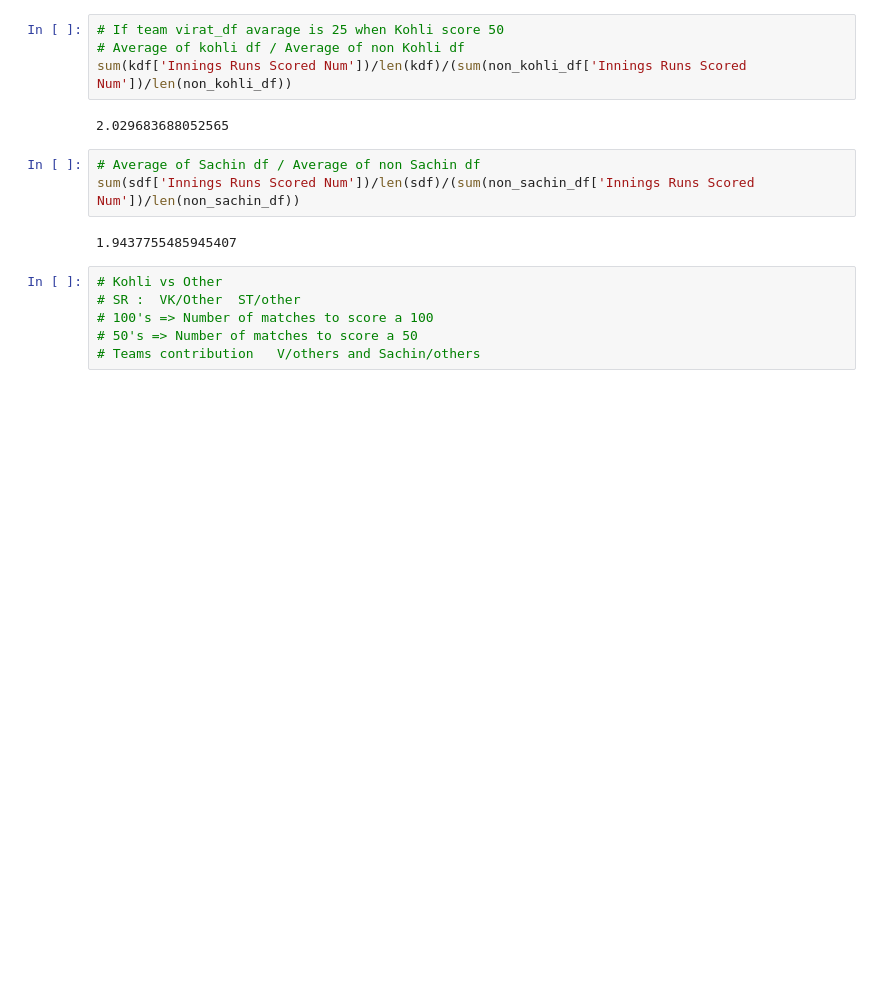
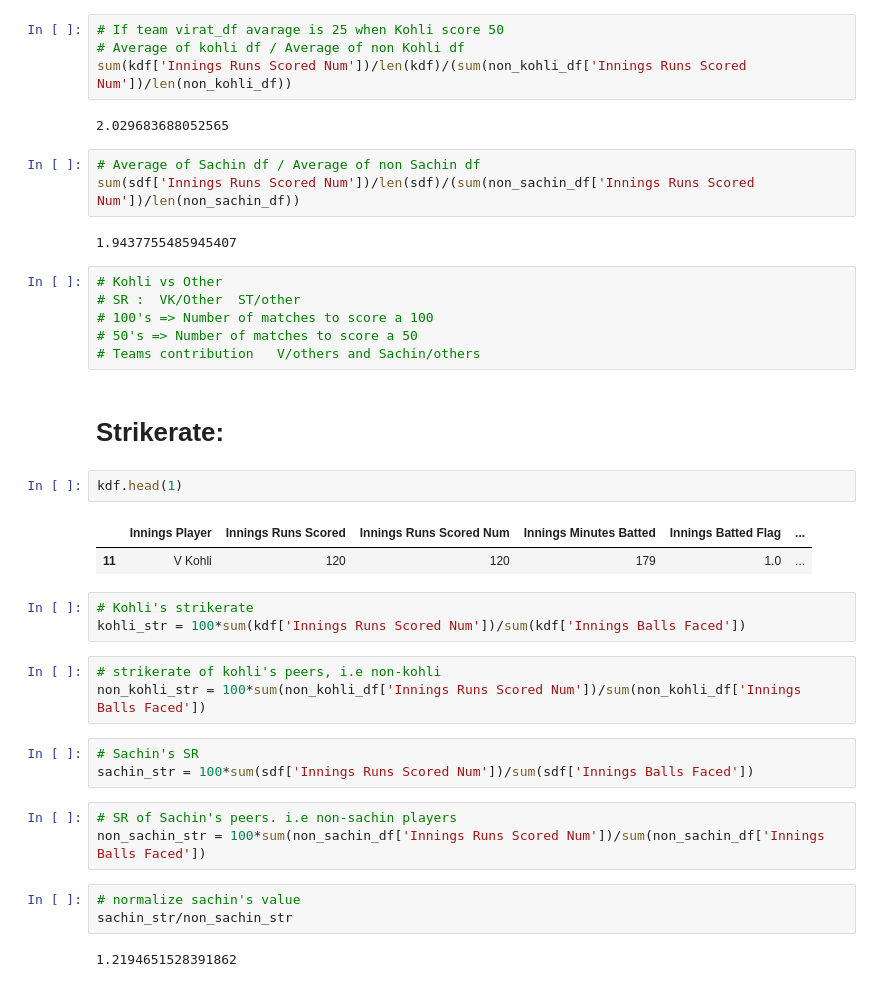
Before and after one commit to arehvs/practice, a Jupyter notebook: SachinvsKohli.ipynb, the cells around one changed output. Drawn from its saved outputs; the diff is of its cells as text; blank space fills up the shorter version.

```diff
--- a/SachinvsKohli.ipynb
+++ b/SachinvsKohli.ipynb
@@ -506,3 +506,27 @@ sum(sdf['Innings Runs Scored Num'])/len(sdf)/(sum(non_sachin_df['Innings Runs Sc
 # 100's => Number of matches to score a 100
 # 50's => Number of matches to score a 50
 # Teams contribution   V/others and Sachin/others
+# %% [markdown]
+# Strikerate:
+# %%
+kdf.head(1)
+# %% [output]
+|  | Innings Player | Innings Runs Scored | Innings Runs Scored Num | Innings Minutes Batted | Innings Batted Flag | ... |
+| 11 | V Kohli | 120 | 120 | 179 | 1.0 | ... |
+# %%
+# Kohli's strikerate
+kohli_str = 100*sum(kdf['Innings Runs Scored Num'])/sum(kdf['Innings Balls Faced'])
+# %%
+# strikerate of kohli's peers, i.e non-kohli
+non_kohli_str = 100*sum(non_kohli_df['Innings Runs Scored Num'])/sum(non_kohli_df['Innings Balls Faced'])
+# %%
+# Sachin's SR
+sachin_str = 100*sum(sdf['Innings Runs Scored Num'])/sum(sdf['Innings Balls Faced'])
+# %%
+# SR of Sachin's peers. i.e non-sachin players
+non_sachin_str = 100*sum(non_sachin_df['Innings Runs Scored Num'])/sum(non_sachin_df['Innings Balls Faced'])
+# %%
+# normalize sachin's value
+sachin_str/non_sachin_str
+# %% [output]
+1.2194651528391862
```
Also changed, not shown: parts of 19 cells of this notebook.
